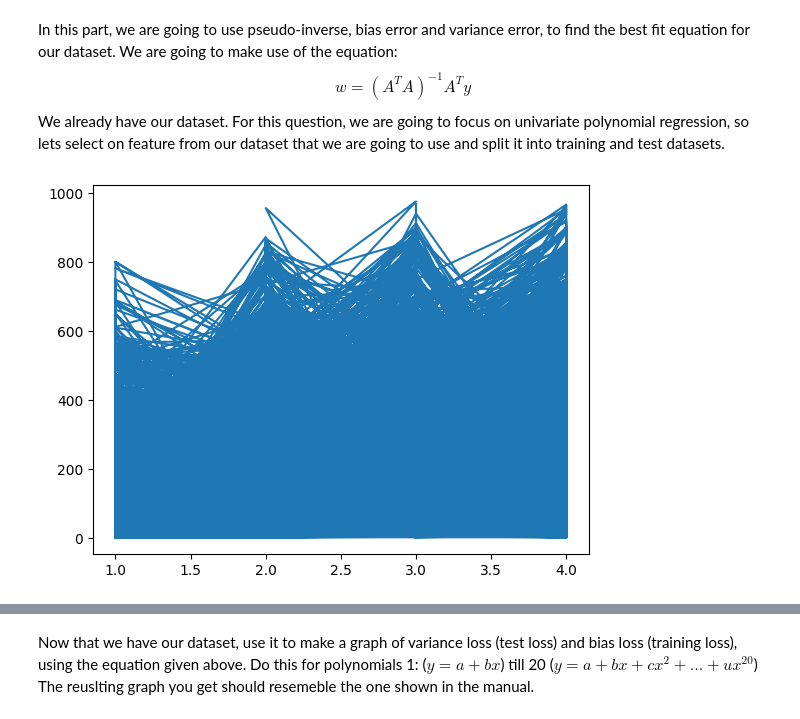
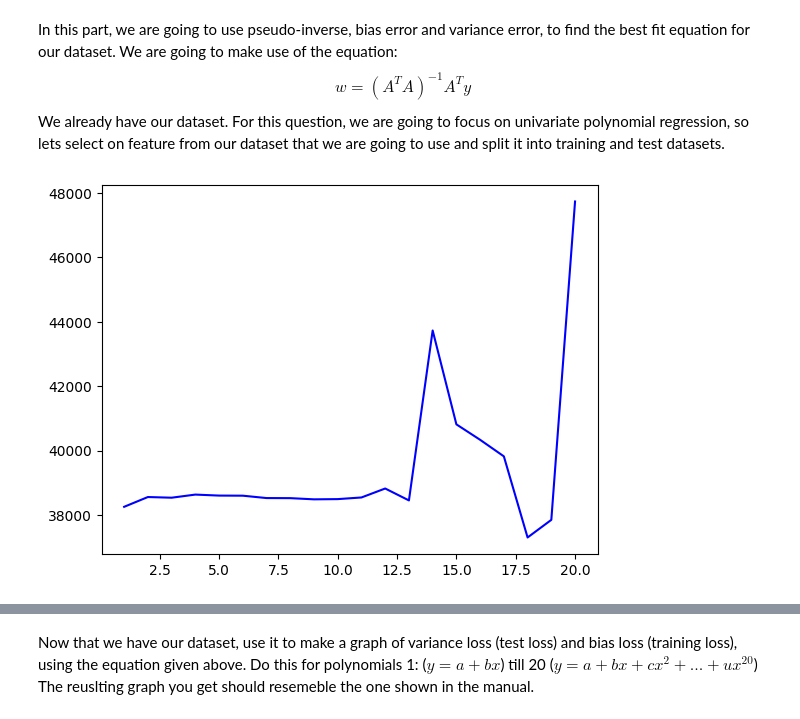
Before and after one commit to ahmed-fz11/AI-Project2-LUMS, a Jupyter notebook: PA2/GroupNumber_PA2.ipynb, the cells around one changed output, grey strips where cells are left out. Cells and saved outputs as stored; diff of their text form; code cells hidden in the pictures.

```diff
--- a/PA2/GroupNumber_PA2.ipynb
+++ b/PA2/GroupNumber_PA2.ipynb
@@ -40,26 +59,26 @@ We already have our dataset. For this question, we are going to focus on univari
 
 # n = bikes_df['atemp']
 
-# atemp=bikes_df[['atemp']]
-# numBikes=bikes_df[['cnt']]
+atemp=bikes_df[['atemp']]
+numBikes=bikes_df[['cnt']]
 
-# len_train=int(0.3*len(atemp)+1)
-# len_test=int(0.7*len(atemp))
+len_train=int(0.3*len(atemp)+1)
+len_test=int(0.7*len(atemp))
 # print(len(atemp))
 # print(len_train)
 # print(len_test)
 
 
-# atemp_train=atemp[0:len_train]
-# atemp_test=atemp[len_train:]
-# numBikes_train=numBikes[0:len_train]
-# numBikes_test=numBikes[len_train:]
+atemp_train=atemp[0:len_train]
+atemp_test=atemp[len_train:]
+numBikes_train=numBikes[0:len_train]
+numBikes_test=numBikes[len_train:]
 
-train_df,test_df = train_test_split(bikes_df,test_size=0.3,random_state=42)
-numBikes_train = train_df[['cnt']]
-atemp_train = train_df['atemp']
-numBikes_test = test_df['cnt']
-atemp_test = test_df['atemp']
+# train_df,test_df = train_test_split(bikes_df,test_size=0.3,random_state=0)
+# numBikes_train = train_df['cnt']
+# atemp_train = train_df['atemp']
+# numBikes_test = test_df['cnt']
+# atemp_test = test_df['atemp']
 
 
 A=atemp_train.to_numpy()
@@ -70,49 +89,73 @@ B=B.reshape(-1,1)
 C=atemp_test.to_numpy()
 D=numBikes_test.to_numpy()
 C=C.reshape(-1,1)
 D=D.reshape(-1,1)
 
+A_matrix=np.ones(shape=(len(atemp_train),1))
+var_A_matrix=np.ones(shape=(len(atemp_test),1))
+# print("First matrix",A_matrix)
 bias_list = []
 variance_list = []
 
 for z in range(1,21):
-    poly = PolynomialFeatures(degree=z)
-    atemp_poly = poly.fit_transform(A)
-    poly.fit(A,B)
+    A_matrix=np.hstack((A_matrix,A**z))
+    var_A_matrix = np.hstack((var_A_matrix,C**z))
+    # print(A_matrix)
 
-    model = LinearRegression()
-    model.fit(atemp_poly,B)
+    w=np.dot(A_matrix.T,A_matrix)
+    w=np.linalg.inv(w)
+    w=np.dot(w,A_matrix.T)
+    w=np.dot(w,B)
+    # print(w)
+    # print("iteration",z,"\n\n")
+    y_hat_train = np.dot(A_matrix,w)
+    bias_error = B-y_hat_train
 
-    y_hat_train = model.predict(poly.fit_transform(A))
-    y_hat_test = model.predict(poly.fit_transform(C))
-
-    bias_error=B-y_hat_train
-    variance_error = D-y_hat_test
-    # print(variance_error)
+    var_y_hat_train = np.dot(var_A_matrix,w)
+    var_error = D-var_y_hat_train
 
     sum_bias_square=0
     for i in range(len(bias_error)):
         sum_bias_square+=(bias_error[i]**2)
 
     mse_bias=0.0
     mse_bias=(sum_bias_square)/len(bias_error)
     bias_list.append(mse_bias[0])
 
-    #next lop
     sum_variance_square=0
-    for i in range(len(variance_error)):
-        sum_variance_square+=(variance_error[i]**2)
+    for i in range(len(var_error)):
+        sum_variance_square+=(var_error[i]**2)
 
     mse_variance=0.0
-    mse_variance=(sum_variance_square)/len(variance_error)
+    mse_variance=(sum_variance_square)/len(var_error)
     variance_list.append(mse_variance[0])
+
+
+
+
+    # poly = PolynomialFeatures(degree=z)
+    # atemp_poly = poly.fit_transform(A)
+    # poly.fit(A,B)
+
+    # model = LinearRegression()
+    # model.fit(atemp_poly,B)
+
+    # y_hat_train = model.predict(poly.fit_transform(A))
+    # y_hat_test = model.predict(poly.fit_transform(C))
+
+    # bias_error=B-y_hat_train
+    # variance_error = D-y_hat_test
+    # print(variance_error)
+
+    #next lop
+
 
 # print(variance_list)
 M_list = list(range(1,21))
-plt.plot(M_list,bias_list,'o',color='red')
-plt.plot(M_list,variance_list,'o',color='blue')
-# plt.ylim(25000,30000)
+# plt.plot(M_list,bias_list,'-',color='red')
+plt.plot(M_list,variance_list,'-',color='blue')
+# # plt.ylim(25000,30000)
 plt.show()
 # print(bias_list)
 # %% [output]
-[figure, old version]
+[figure, new version]
```
Also changed, not shown: parts of 12 cells of this notebook.
